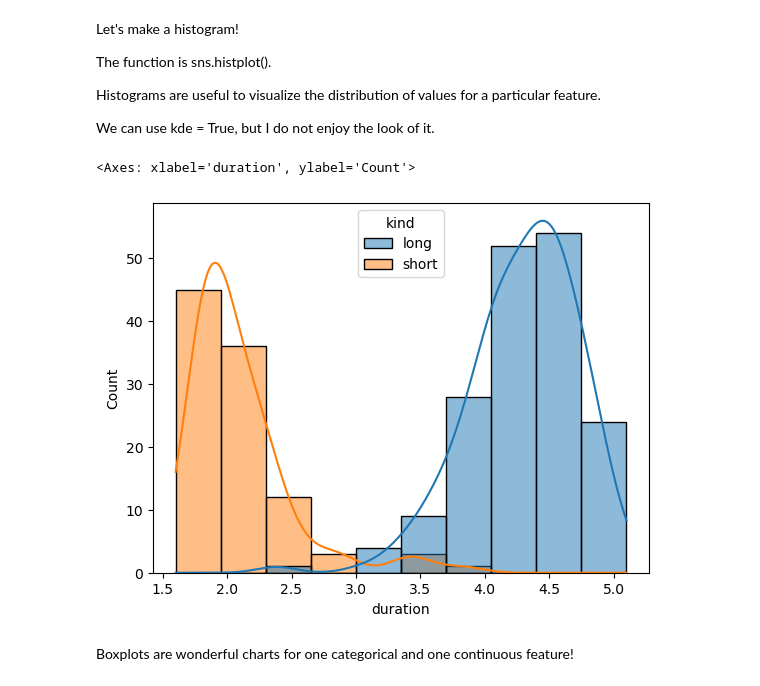
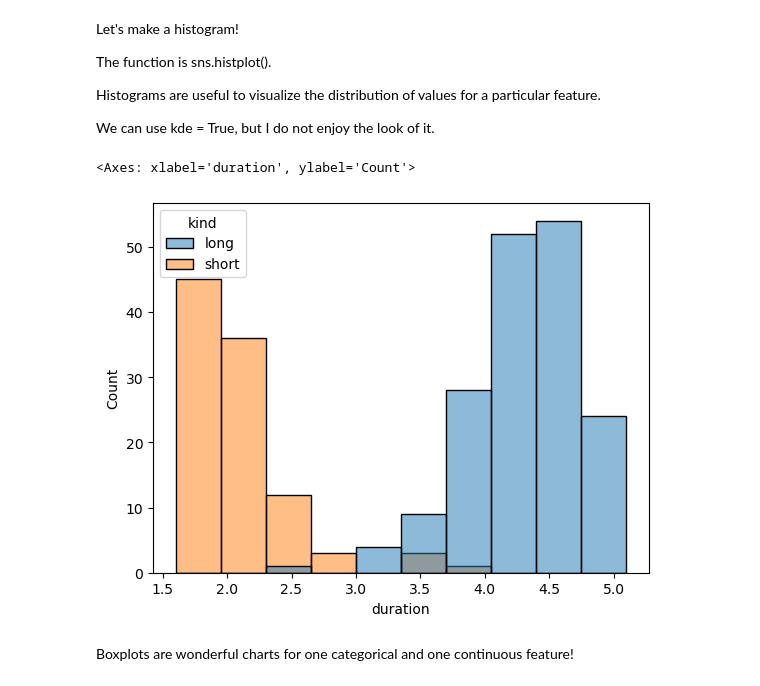
Before and after one commit to Marc-Aradillas/numpy-pandas-visualization-exercises, a Jupyter notebook: seaborn_lesson.ipynb, the cells around one changed output. Saved outputs shown, nothing was run; the diff lists cells and outputs as text; code cells hidden in the pictures.

```diff
--- a/seaborn_lesson.ipynb
+++ b/seaborn_lesson.ipynb
@@ -63,10 +63,10 @@ Histograms are useful to visualize the distribution of values for a particular f
 
 We can use kde = True, but I do not enjoy the look of it.
 # %%
-sns.histplot(data = df, x = 'duration', hue = 'kind', kde = True)
+sns.histplot(data = df, x = 'duration', hue = 'kind')
 # %% [output]
 <Axes: xlabel='duration', ylabel='Count'>
-[figure, old version]
+[figure, new version]
 # %% [markdown]
 Boxplots are wonderful charts for one categorical and one continuous feature!
 # %%
```
Also changed, not shown: 1 other file.
